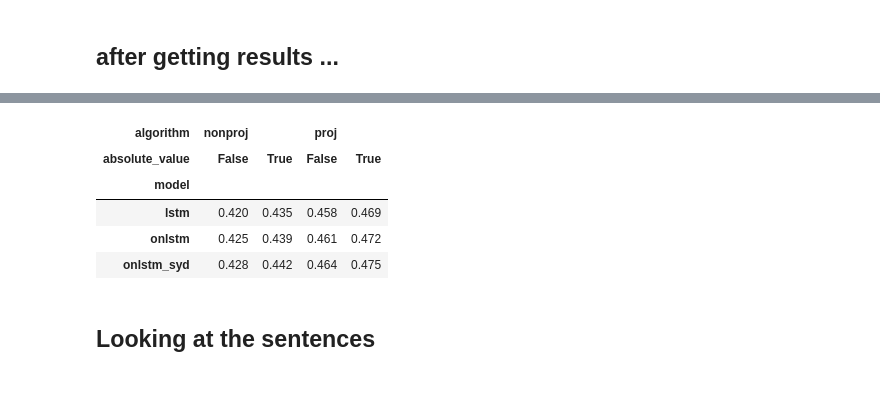
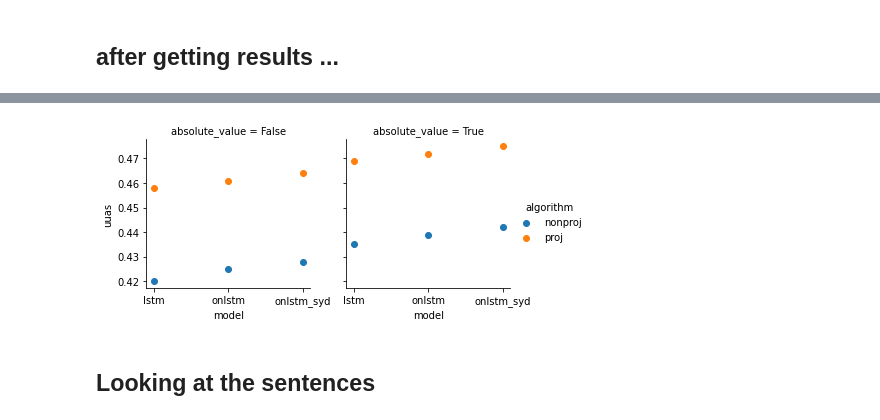
Before and after one commit to postylem/pmi-dependencies, a Jupyter notebook: inspecting_lstm_matrices.ipynb, the cells around one changed output, grey strips where cells are left out. Drawn from its saved outputs; the diff is of its cells as text; code cells hidden in the pictures; blank space fills up the shorter version.

```diff
--- a/inspecting_lstm_matrices.ipynb
+++ b/inspecting_lstm_matrices.ipynb
@@ -250,10 +244,0 @@ results_df
-# %%
-df = pd.pivot_table(results_df, values='uuas', index=['model'], columns=['algorithm','absolute_value'])
-df
-# %% [output]
-| algorithm | nonproj |  | proj |  |
-| absolute_value | False | True | False | True |
-| model |  |  |  |  |
-| lstm | 0.420 | 0.435 | 0.458 | 0.469 |
-| onlstm | 0.425 | 0.439 | 0.461 | 0.472 |
-| onlstm_syd | 0.428 | 0.442 | 0.464 | 0.475 |
@@ -262,3 +245,9 @@ fig
+# %%
+import seaborn as sns
+g = sns.FacetGrid(results_df, col="absolute_value", hue="algorithm")
+g = (g.map(plt.scatter, "model", "uuas").add_legend())
+# %% [output]
+[figure, added]
 # %% [markdown]
 ## Looking at the sentences
 # %%
```
Also changed, not shown: parts of 2 cells of this notebook.
